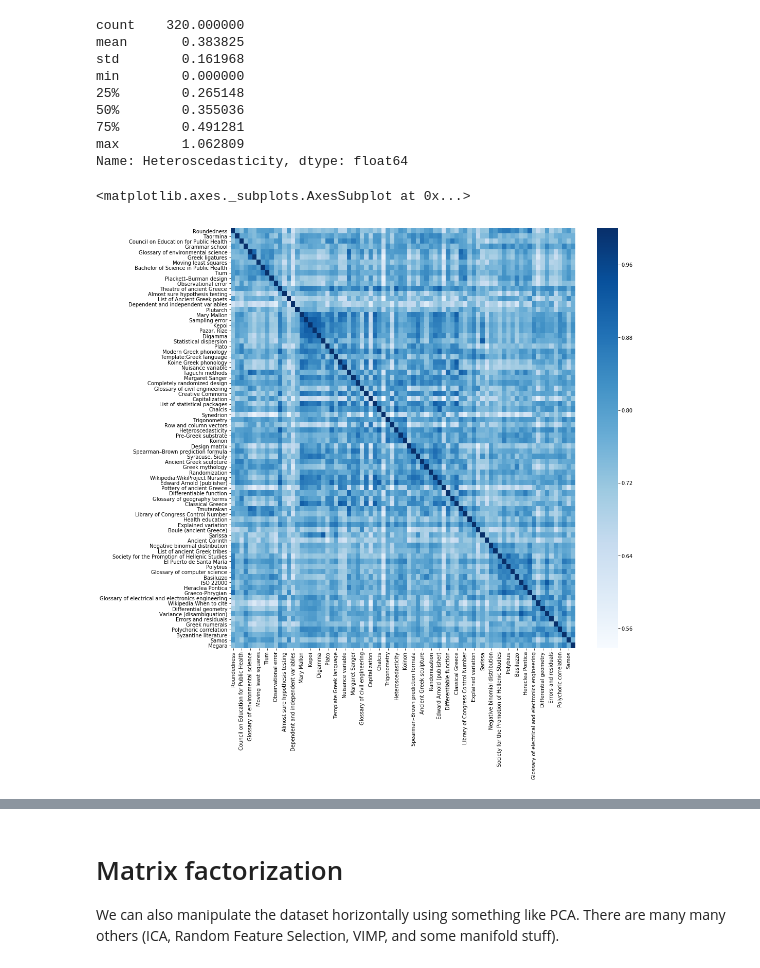
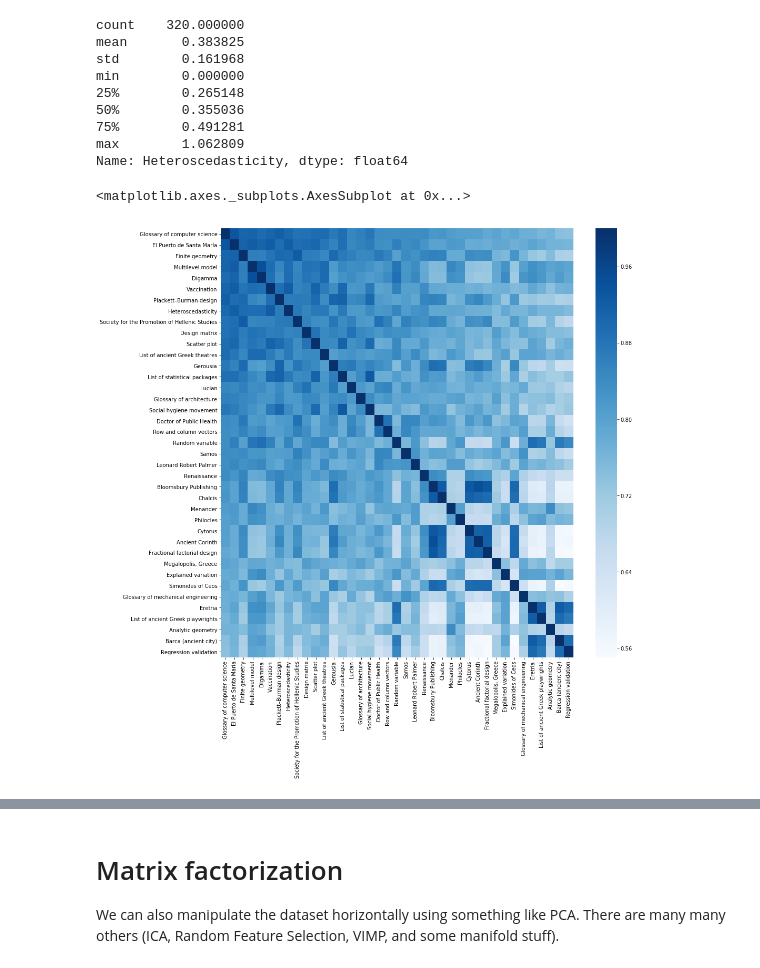
Before and after one commit to hexgnu/ml-workshop, a Jupyter notebook: Data Collection 101.ipynb, the cells around one changed output, grey strips where cells are left out. Drawn from its saved outputs; the diff is of its cells as text; code cells hidden in the pictures.

```diff
--- a/Data Collection 101.ipynb
+++ b/Data Collection 101.ipynb
@@ -305,8 +377,20 @@ for d in data:
 332
 ........................................................................................................................................................................................................ ...
 # %%
+# We are using the euclidean distance for this
+# but what about other metrics?
+# There are a ton in http://scikit-learn.org/stable/modules/generated/sklearn.neighbors.DistanceMetric.html
+
 distance = pd.DataFrame(np.matrix([[np.linalg.norm(i-j) for j in X] for i in X]), index=list(index), columns=list(index))
 
-sns.heatmap(np.exp(1-distance), cmap='Blues')
+sorting = distance.sum().sort_values().index
+
+distance = distance[sorting]
+
+distance = distance.reindex(sorting)
+
+plt.figure(figsize=(15,15))
+
+sns.heatmap(1-distance, cmap='Blues')
 # %% [output]
 <matplotlib.axes._subplots.AxesSubplot at 0x...>
@@ -326,22 +410,23 @@ min        0.000000
 max        1.062809
 Name: Heteroscedasticity, dtype: float64
 # %%
-# Windsorizing
-
 # We can basically throw out a bunch of the values that are below a certain value
 keep = []
 for i in index:
     d = distance.loc[i, 'Heteroscedasticity']
 
-    if d < distance['Heteroscedasticity'].describe()['25%']:
+    if d < 0.25:
         keep.append(i)
 
 new_distance = distance[keep].loc[keep]
 
+sorting = new_distance.sum().sort_values().index
+
+new_distance = new_distance[sorting].reindex(sorting)
 
 plt.figure(figsize=(15,15))
 
 sns.heatmap(1-new_distance, cmap='Blues')
 # %% [output]
 <matplotlib.axes._subplots.AxesSubplot at 0x...>
-[figure, old version]
+[figure, new version]
```
Also changed, not shown: parts of 36 cells of this notebook.
